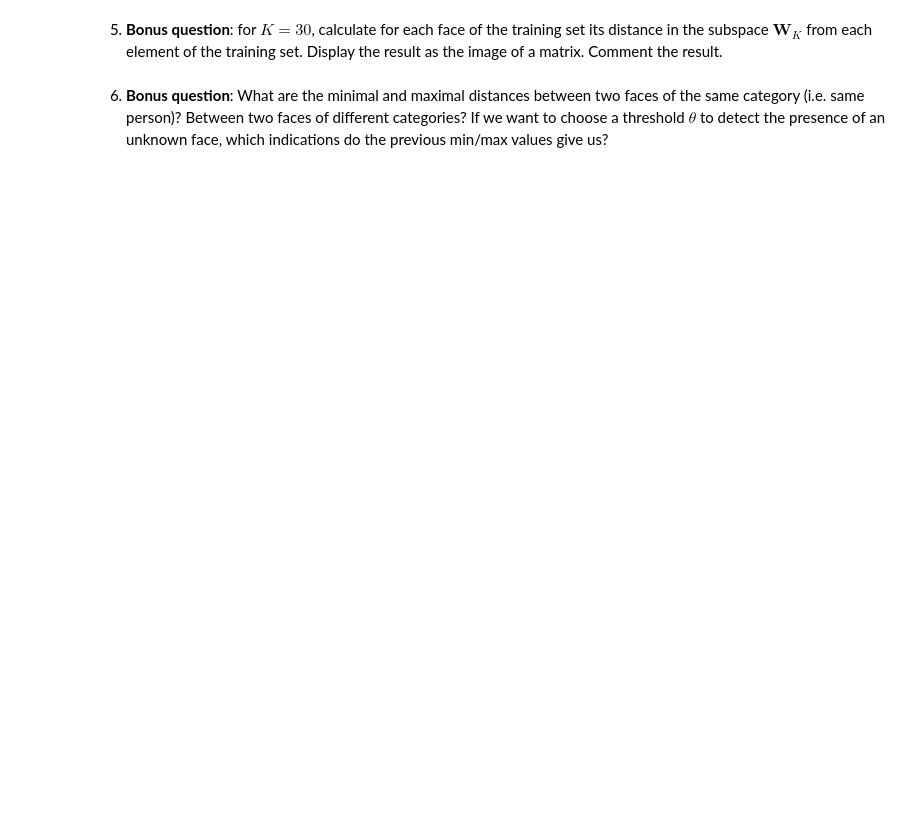
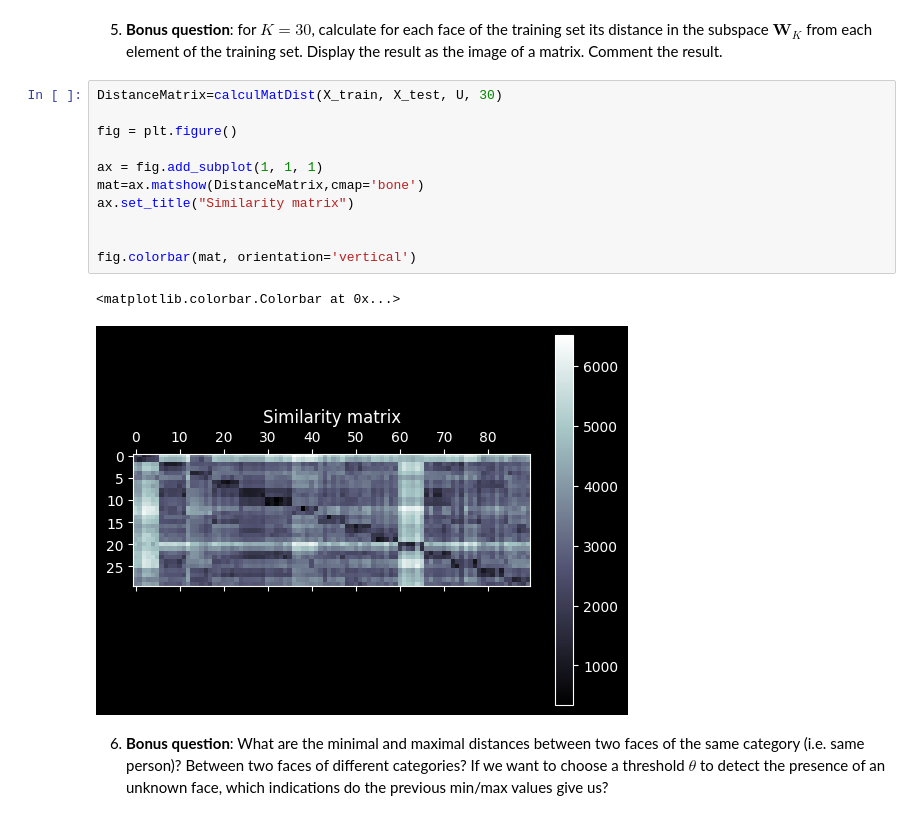
Before and after one commit to HugoRdet/BIMA, a Jupyter notebook: TME9-10/TME9-10.ipynb, the cells around one changed output. Drawn from its saved outputs; the diff is of its cells as text; blank space fills up the shorter version.

```diff
--- a/TME9-10/TME9-10.ipynb
+++ b/TME9-10/TME9-10.ipynb
@@ -359,5 +419,19 @@ def identification(D, id_train):
 # %% [markdown]
 5.  **Bonus question**: for $K=30$, calculate for each face of the training set its distance in the subspace $\mathbf W_K$ from each element of the training set. Display the result as the image of a matrix. Comment the result.
+# %%
+DistanceMatrix=calculMatDist(X_train, X_test, U, 30)
+
+fig = plt.figure()
+
+ax = fig.add_subplot(1, 1, 1)
+mat=ax.matshow(DistanceMatrix,cmap='bone')
+ax.set_title("Similarity matrix")
+
+
+fig.colorbar(mat, orientation='vertical')
+# %% [output]
+<matplotlib.colorbar.Colorbar at 0x...>
+[figure, added]
 # %% [markdown]
 6. **Bonus question**: What are the minimal and maximal distances between two faces of the same category (i.e. same person)? Between two faces of different categories? If we want to choose a threshold $\theta$  to detect the presence of an unknown face, which indications do the previous min/max values give us?
 # %% [markdown]
```
Also changed, not shown: parts of 15 cells of this notebook, 12 other files.
